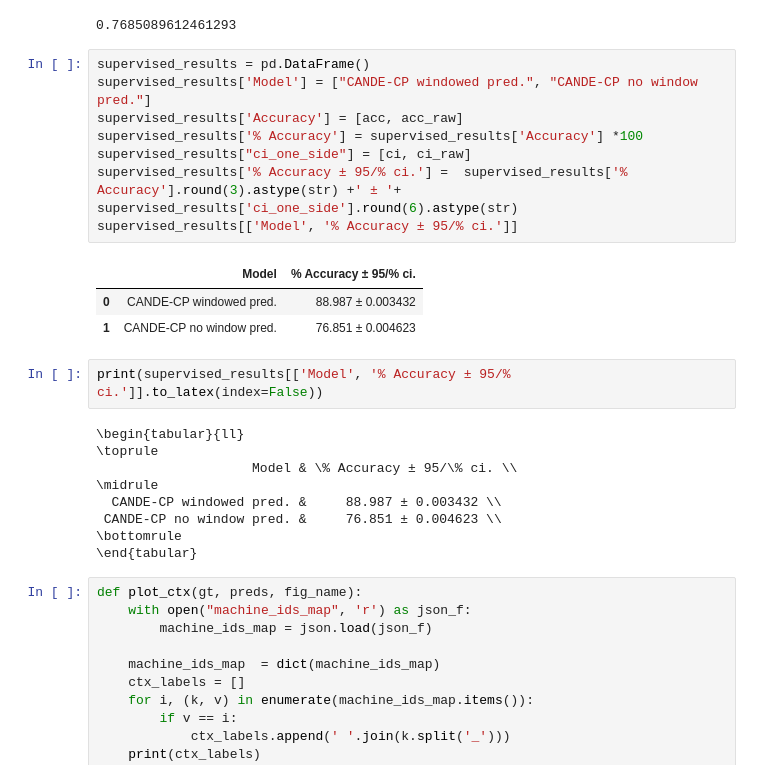
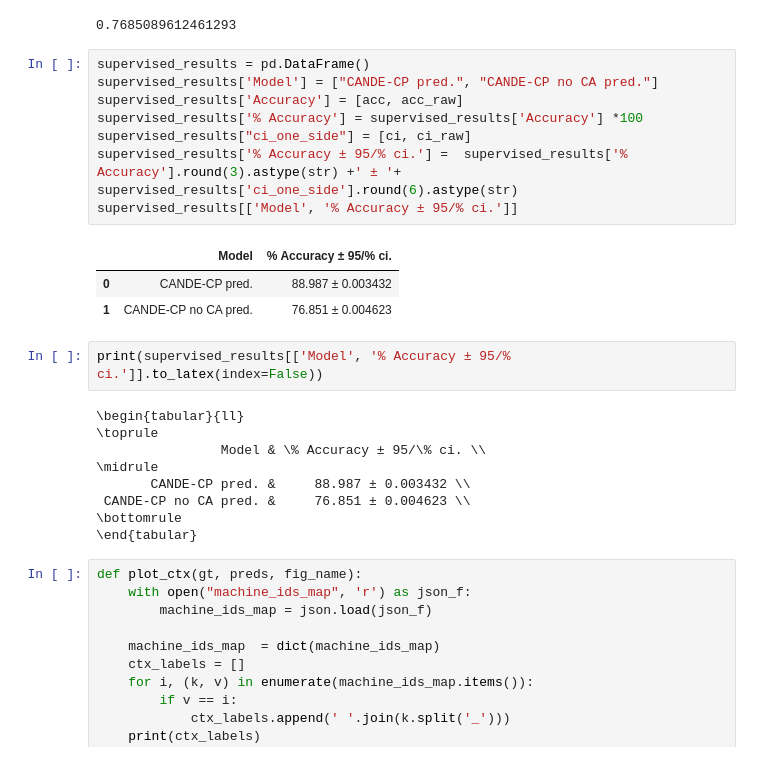
Before and after one commit to EllenRushe/CANDE-CP, a Jupyter notebook: results-PR-AUC-extended.ipynb, the cells around one changed output. Cells and saved outputs as stored; diff of their text form.

```diff
--- a/results-PR-AUC-extended.ipynb
+++ b/results-PR-AUC-extended.ipynb
@@ -590,25 +590,25 @@ accuracy_score(gt_c, preds_raw_c)
 0.7685089612461293
 # %%
 supervised_results = pd.DataFrame()
-supervised_results['Model'] = ["CANDE-CP windowed pred.", "CANDE-CP no window pred."]
+supervised_results['Model'] = ["CANDE-CP pred.", "CANDE-CP no CA pred."]
 supervised_results['Accuracy'] = [acc, acc_raw]
 supervised_results['% Accuracy'] = supervised_results['Accuracy'] *100
 supervised_results["ci_one_side"] = [ci, ci_raw]
 supervised_results['% Accuracy ± 95/% ci.'] =  supervised_results['% Accuracy'].round(3).astype(str) +' ± '+  supervised_results['ci_one_side'].round(6).astype(str)
 supervised_results[['Model', '% Accuracy ± 95/% ci.']]
 # %% [output]
 |  | Model | % Accuracy ± 95/% ci. |
-| 0 | CANDE-CP windowed pred. | 88.987 ± 0.003432 |
-| 1 | CANDE-CP no window pred. | 76.851 ± 0.004623 |
+| 0 | CANDE-CP pred. | 88.987 ± 0.003432 |
+| 1 | CANDE-CP no CA pred. | 76.851 ± 0.004623 |
 # %%
 print(supervised_results[['Model', '% Accuracy ± 95/% ci.']].to_latex(index=False))
 # %% [output]
 \begin{tabular}{ll}
 \toprule
-                    Model & \% Accuracy ± 95/\% ci. \\
+                Model & \% Accuracy ± 95/\% ci. \\
 \midrule
-  CANDE-CP windowed pred. &     88.987 ± 0.003432 \\
- CANDE-CP no window pred. &     76.851 ± 0.004623 \\
+       CANDE-CP pred. &     88.987 ± 0.003432 \\
+ CANDE-CP no CA pred. &     76.851 ± 0.004623 \\
 \bottomrule
 \end{tabular}
 # %%
```
Also changed, not shown: parts of 3 cells of this notebook, 3 other files.
